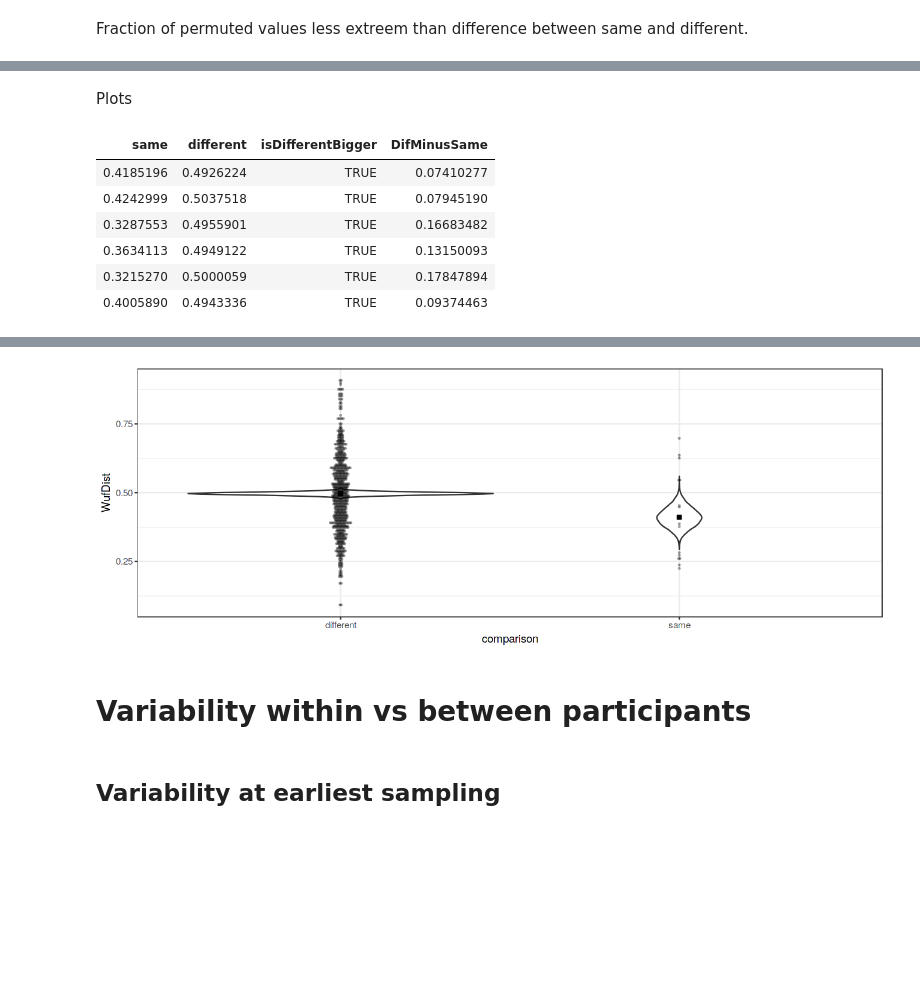
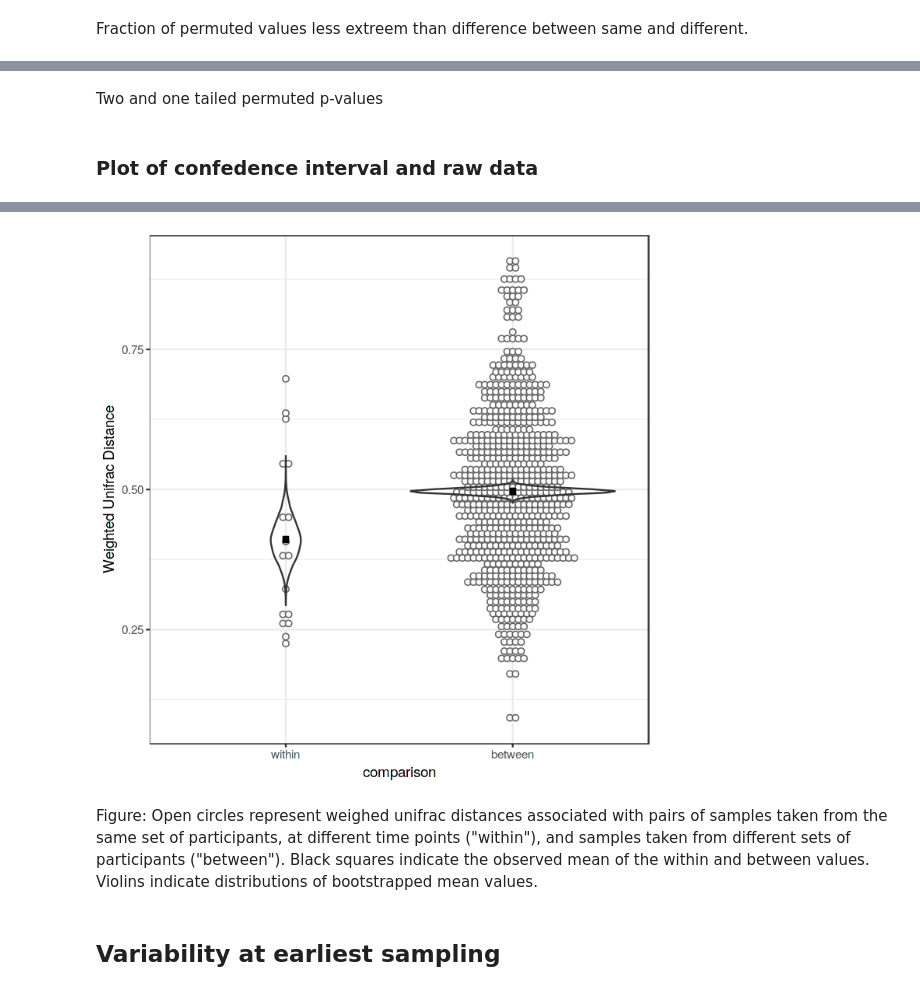
Before and after one commit to cramjaco/Nyvac_096_Microbiome, a Jupyter notebook: Mar2018_096.ipynb, the cells around one changed output, grey strips where cells are left out. Cells and saved outputs as stored; diff of their text form; code cells hidden in the pictures; blank space fills up the shorter version.

```diff
--- a/Mar2018_096.ipynb
+++ b/Mar2018_096.ipynb
@@ -1006,9 +999,9 @@ boot_meansSame <- bootsSame %>% mutate(mean = map_dbl(splits, mean_of_bootstrap)
 
 boot_meansDifferent <- bootsDifferent %>% mutate(mean = map_dbl(splits, mean_of_bootstrap)) %>% dplyr::select(mean)
 
-boot_means <- bind_cols(same = boot_meansSame$mean, different = boot_meansDifferent$mean) %>%
-mutate(isDifferentBigger = different>same,
-      DifMinusSame = different - same)
+boot_means <- bind_cols(within = boot_meansSame$mean, between = boot_meansDifferent$mean) %>%
+mutate(isDifferentBigger = between>within,
+      DifMinusSame = between - within)
 #boot_means
 
 1- sum(boot_means$isDifferentBigger)/length(boot_means$isDifferentBigger)
@@ -1074,20 +1071,15 @@ sum(permutedMeans$isExtreme1Tail) / length(permutedMeans$isExtreme1Tail)
-# %% [markdown]
-Plots
-# %%
-boot_means %>% head
-# %% [output]
-| same | different | isDifferentBigger | DifMinusSame |
-| 0.4185196 | 0.4926224 | TRUE | 0.07410277 |
-| 0.4242999 | 0.5037518 | TRUE | 0.07945190 |
-| 0.3287553 | 0.4955901 | TRUE | 0.16683482 |
-| 0.3634113 | 0.4949122 | TRUE | 0.13150093 |
-| 0.3215270 | 0.5000059 | TRUE | 0.17847894 |
-| 0.4005890 | 0.4943336 | TRUE | 0.09374463 |
+# %% [markdown]
+Two and one tailed permuted p-values
+# %% [markdown]
+### Plot of confedence interval and raw data
 # %%
-boot_means  %>% dplyr::select(same, different) %>% gather(key = "comparison", value = "WufDist") %>% ggplot(aes(x = comparison, y = WufDist)) +
-geom_violin() + theme_bw() +
-geom_point(data = data.frame(comparison = c("same", "different"), WufDist = WufMeans$mean), aes(x = comparison, y = c(WufDist[2], WufDist[1])), shape = 22, fill = "black", size = 2)+
-geom_dotplot(data = AllWufDist %>% mutate(isSamePerson2 = if_else(isSamePerson, "same", "different"))
-             , aes(x = isSamePerson2, y = WufDist), binaxis = "y", stackdir = "center", binwidth = .005, alpha = 0.3) #%>% labs(y = "Weighted Unifrac Distance")
-ggsave('figures/useiggsAllParticipants.png')
+options(repr.plot.width=6, repr.plot.height= 6)
+boot_means  %>% dplyr::select(within, between) %>% gather(key = "comparison", value = "WufDist") %>% ggplot(aes(x = comparison, y = WufDist)) +
+geom_dotplot(data = AllWufDist %>% mutate(isSamePerson2 = if_else(isSamePerson, "within", "between"))
+             , aes(x = isSamePerson2, y = WufDist), binaxis = "y", stackdir = "center", binwidth = .01, colour = "gray40", fill = "white") +
+geom_violin(fill = NA) +
+geom_point(data = data.frame(comparison = c("within", "between"), WufDist = WufMeans$mean), aes(x = comparison, y = c(WufDist[2], WufDist[1])), shape = 22, fill = "black", size = 2)+
+theme_bw() +
+scale_x_discrete(limits = c("within", "between")) + labs(y = "Weighted Unifrac Distance") #
+ggsave('figures/BetweenVsWithin.png')
 # %% [output]
@@ -1096,6 +1087,6 @@ Warning message in grid.Call.graphics(C_circle, x$x, x$y, x$r):
-[figure, old version]
+[figure, new version]
-# %% [markdown]
-# Variability within vs between participants
+# %% [markdown]
+Figure: Open circles represent weighed unifrac distances associated with pairs of samples taken from the same set of participants, at different time points ("within"), and samples taken from different sets of participants ("between"). Black squares indicate the observed mean of the within and between values. Violins indicate distributions of bootstrapped mean values.
 # %% [markdown]
 ## Variability at earliest sampling
 # %%
```
Also changed, not shown: parts of 31 cells of this notebook, 1 other file.
